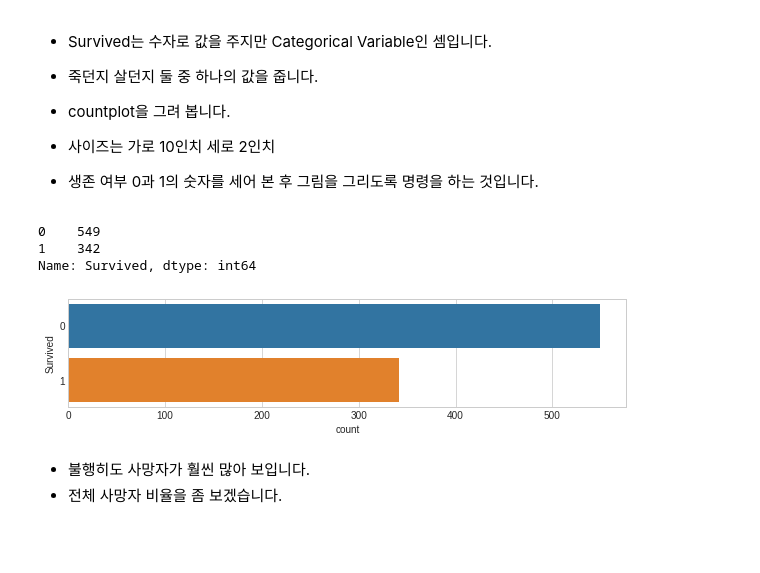
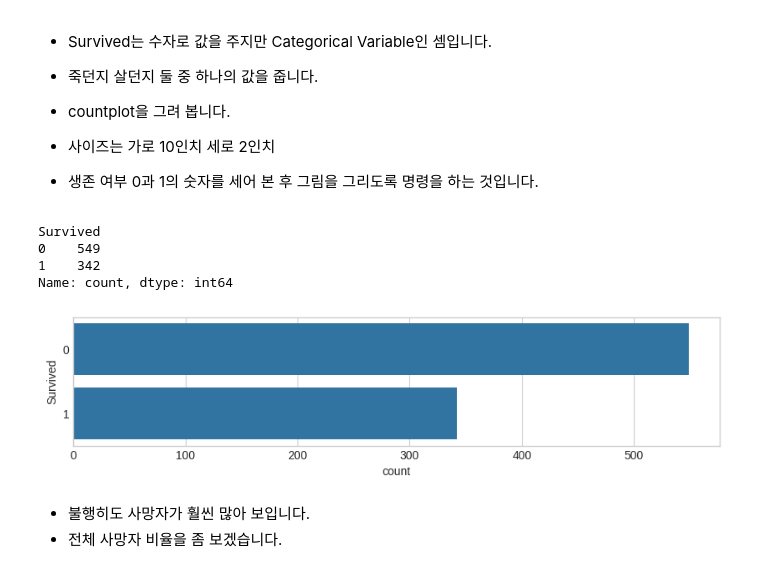
Before and after one commit to joshuajhchoi/ai2learn, a Jupyter notebook: Titanic_강의_버전_1.ipynb, the cells around one changed output. Drawn from its saved outputs; the diff is of its cells as text; code cells hidden in the pictures; blank space fills up the shorter version.

```diff
--- a/Titanic_강의_버전_1.ipynb
+++ b/Titanic_강의_버전_1.ipynb
@@ -28,4 +27,5 @@ import math, time, random, datetime
 # %%
+import math, time, random, datetime
 import pandas as pd
 import numpy as np
 import matplotlib.pyplot as plt
@@ -33,7 +33,11 @@ import re
 import sklearn
 import xgboost as xgb
 import seaborn as sns
-plt.style.use('seaborn-whitegrid')
+# Check available styles
+# print(plt.style.available)
+# Try a different seaborn style if 'seaborn-whitegrid' is indeed not available
+# plt.style.use('seaborn-v0_8-whitegrid') # Example of a potentially available style
+plt.style.use('seaborn-v0_8-whitegrid') # Use a common and available seaborn style
 
 %matplotlib inline
 
@@ -284,3 +288,5 @@ df = pd.DataFrame()
+# %%
+df = train.copy()
 # %% [markdown]
 ## Task 3 - "Surived" 분석
 
@@ -296,13 +302,14 @@ df = pd.DataFrame()
 * 생존 여부 0과 1의 숫자를 세어 본 후 그림을 그리도록 명령을 하는 것입니다.
 # %%
 fig = plt.figure(figsize=(10,2))
-sns.countplot(y='Survived', data=train)
-print(train.Survived.value_counts())
+sns.countplot(y='Survived', data=df)
+print(df.Survived.value_counts())
 # %% [output]
+Survived
 0    549
 1    342
-Name: Survived, dtype: int64
+Name: count, dtype: int64
-[figure, old version]
+[figure, new version]
 # %% [markdown]
 * 불행히도 사망자가 훨씬 많아 보입니다.
 * 전체 사망자 비율을 좀 보겠습니다.
```
Also changed, not shown: parts of 231 cells of this notebook.
